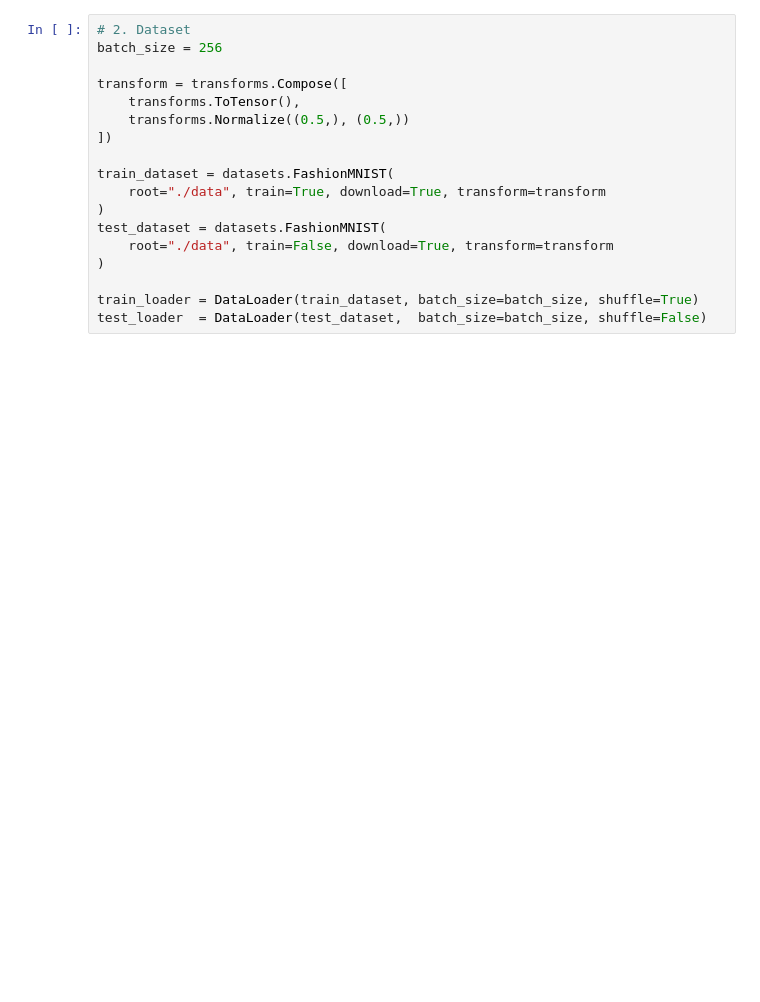
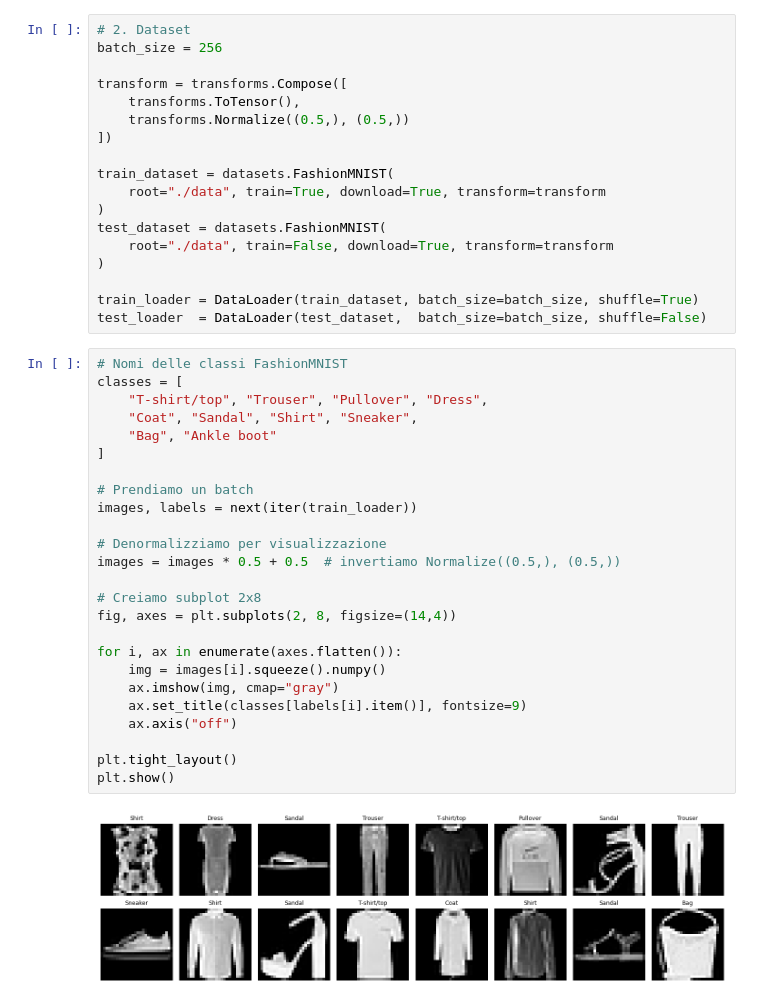
Before and after one commit to lanzarotti/Visione-Artificiale-2025-26, a Jupyter notebook: Lezione_09/Lab_09_CNN/02_CONV-Layer.ipynb, the cells around one changed output. Saved outputs shown, nothing was run; the diff lists cells and outputs as text; blank space fills up the shorter version.

```diff
--- a/Lezione_09/Lab_09_CNN/02_CONV-Layer.ipynb
+++ b/Lezione_09/Lab_09_CNN/02_CONV-Layer.ipynb
@@ -30,6 +33,33 @@ test_dataset = datasets.FashionMNIST(
 
 train_loader = DataLoader(train_dataset, batch_size=batch_size, shuffle=True)
 test_loader  = DataLoader(test_dataset,  batch_size=batch_size, shuffle=False)
+# %%
+# Nomi delle classi FashionMNIST
+classes = [
+    "T-shirt/top", "Trouser", "Pullover", "Dress",
+    "Coat", "Sandal", "Shirt", "Sneaker",
+    "Bag", "Ankle boot"
+]
+
+# Prendiamo un batch
+images, labels = next(iter(train_loader))
+
+# Denormalizziamo per visualizzazione
+images = images * 0.5 + 0.5  # invertiamo Normalize((0.5,), (0.5,))
+
+# Creiamo subplot 2x8
+fig, axes = plt.subplots(2, 8, figsize=(14,4))
+
+for i, ax in enumerate(axes.flatten()):
+    img = images[i].squeeze().numpy()
+    ax.imshow(img, cmap="gray")
+    ax.set_title(classes[labels[i].item()], fontsize=9)
+    ax.axis("off")
+
+plt.tight_layout()
+plt.show()
+# %% [output]
+[figure, added]
 # %%
 # 3. Modello CNN minimale
 model = nn.Sequential(
```
Also changed, not shown: parts of 4 cells of this notebook, 2 other files.
